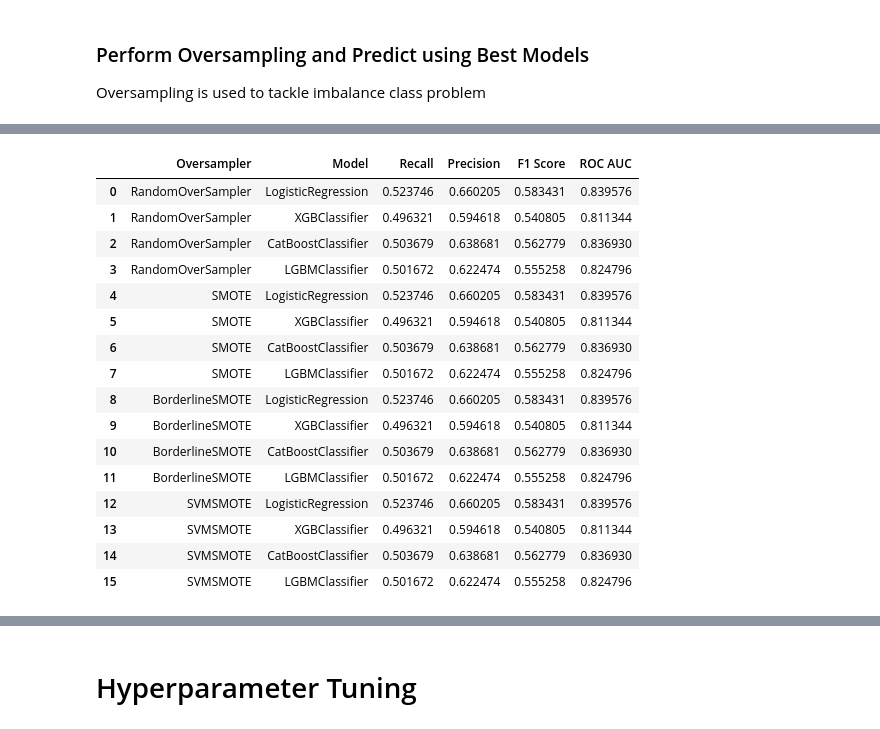
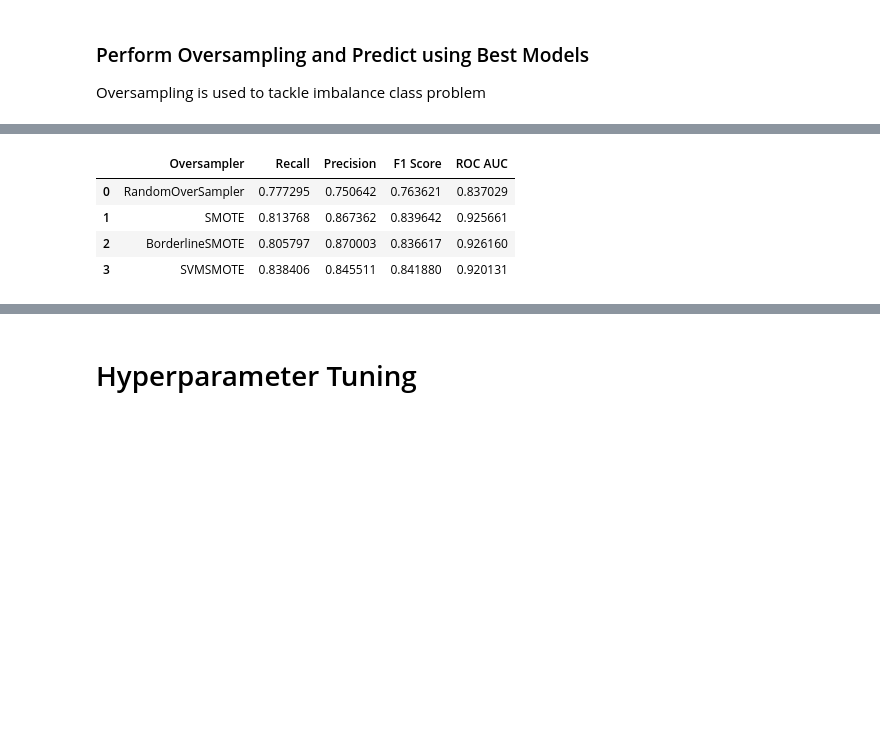
Before and after one commit to marcellinus-witarsah/data-challenge-dsw-2023, a Jupyter notebook: notebooks/03_churn_model.ipynb, the cells around one changed output, grey strips where cells are left out. Drawn from its saved outputs; the diff is of its cells as text; code cells hidden in the pictures; blank space fills up the shorter version.

```diff
--- a/notebooks/03_churn_model.ipynb
+++ b/notebooks/03_churn_model.ipynb
@@ -806,15 +824,7 @@ df["Monthly Purchase Per Item"] = df[["Monthly Purchase (Thou. IDR)", "Products
 df["Total Purchase"] = df["Tenure Months"] * df["Monthly Purchase (Thou. IDR)"]  # feature engineering
 df["Total Purchase Per Item"] = df["Tenure Months"] * df["Monthly Purchase Per Item"]  # feature engineering
 df = df.drop(columns=["Customer ID", "Location", "Longitude", "Latitude", "CLTV (Predicted Thou. IDR)", "Products Used"])  # drop unimportant data
-X, y = pd.get_dummies(df.drop(columns=["Churn Label"]), dtype=int), df["Churn Label"]  # split data
-X_train, X_test, y_train, y_test = train_test_split(X, y, test_size=0.2, random_state=42, stratify=y, shuffle=True)
 
-
-# Scale data
-# ========================================
-scaler = StandardScaler()
-X_train = scaler.fit_transform(X_train)  # <<<<<<<<<<<<< SCALING
-X_test = scaler.transform(X_test)  # <<<<<<<<<<<<< SCALING
 
 oversamplers = []
 models = []
@@ -829,34 +839,38 @@ for oversampler in [
         BorderlineSMOTE(random_state = 42),
         SVMSMOTE(random_state = 42),
     ]:
-    for model in [
-        LogisticRegression(random_state=42, max_iter=200),
-        xgb.XGBClassifier(random_state=42),
-        cb.CatBoostClassifier(random_state=42, verbose=0),
-        lgb.LGBMClassifier(objective='binary', random_state=42),
-    ]:
-        # Cross Validation
-        # ========================================
-        # model = LogisticRegression(random_state=42, max_iter=200)
-        cv = StratifiedShuffleSplit(n_splits=5,  test_size=0.2, random_state=42)
-        recall = cross_val_score(model, X_train, y_train, cv=cv, scoring="recall")
-        precision = cross_val_score(model, X_train, y_train, cv=cv, scoring="precision")
-        f1 = cross_val_score(model, X_train, y_train, cv=cv, scoring="f1")
-        roc_auc = cross_val_score(model, X_train, y_train, cv=cv, scoring="roc_auc")
+    X, y = pd.get_dummies(df.copy().drop(columns=["Churn Label"]), dtype=int), df.copy()["Churn Label"]  # split data
+    X_train, X_test, y_train, y_test = train_test_split(X, y, test_size=0.2, random_state=42, stratify=y, shuffle=True)
+    # Oversampling
+    # ========================================
+    X_train, y_train = oversampler.fit_resample(X_train, y_train)
 
-        # Document The Result
-        # ========================================
-        oversamplers.append(oversampler.__class__.__name__)
-        models.append(model.__class__.__name__)
-        recalls.append(recall.mean())
-        precisions.append(precision.mean())
-        f1_scores.append(f1.mean())
-        roc_aucs.append(roc_auc.mean())
-        print(f"{oversampler.__class__.__name__}, {model.__class__.__name__} done")
+    # Scale data
+    # ========================================
+    scaler = StandardScaler()
+    X_train = scaler.fit_transform(X_train)  # <<<<<<<<<<<<< SCALING
+    X_test = scaler.transform(X_test)  # <<<<<<<<<<<<< SCALING
+
+    # Cross Validation
+    # ========================================
+    model = LogisticRegression(max_iter=200, random_state=42)
+    cv = StratifiedShuffleSplit(n_splits=5,  test_size=0.2, random_state=42)
+    recall = cross_val_score(model, X_train, y_train, cv=cv, scoring="recall")
+    precision = cross_val_score(model, X_train, y_train, cv=cv, scoring="precision")
+    f1 = cross_val_score(model, X_train, y_train, cv=cv, scoring="f1")
+    roc_auc = cross_val_score(model, X_train, y_train, cv=cv, scoring="roc_auc")
+
+    # Document The Result
+    # ========================================
+    oversamplers.append(oversampler.__class__.__name__)
+    recalls.append(recall.mean())
+    precisions.append(precision.mean())
+    f1_scores.append(f1.mean())
+    roc_aucs.append(roc_auc.mean())
+    print(f"{oversampler.__class__.__name__}, {model.__class__.__name__} done")
 
 result_df = pd.DataFrame({
     "Oversampler": oversamplers,
-    "Model": models,
     "Recall": recalls,
     "Precision": precisions,
     "F1 Score": f1_scores,
@@ -885,17 +886,5 @@ SVMSMOTE, LGBMClassifier done
-|  | Oversampler | Model | Recall | Precision | F1 Score | ROC AUC |
-| 0 | RandomOverSampler | LogisticRegression | 0.523746 | 0.660205 | 0.583431 | 0.839576 |
-| 1 | RandomOverSampler | XGBClassifier | 0.496321 | 0.594618 | 0.540805 | 0.811344 |
-| 2 | RandomOverSampler | CatBoostClassifier | 0.503679 | 0.638681 | 0.562779 | 0.836930 |
-| 3 | RandomOverSampler | LGBMClassifier | 0.501672 | 0.622474 | 0.555258 | 0.824796 |
-| 4 | SMOTE | LogisticRegression | 0.523746 | 0.660205 | 0.583431 | 0.839576 |
-| 5 | SMOTE | XGBClassifier | 0.496321 | 0.594618 | 0.540805 | 0.811344 |
-| 6 | SMOTE | CatBoostClassifier | 0.503679 | 0.638681 | 0.562779 | 0.836930 |
-| 7 | SMOTE | LGBMClassifier | 0.501672 | 0.622474 | 0.555258 | 0.824796 |
-| 8 | BorderlineSMOTE | LogisticRegression | 0.523746 | 0.660205 | 0.583431 | 0.839576 |
-| 9 | BorderlineSMOTE | XGBClassifier | 0.496321 | 0.594618 | 0.540805 | 0.811344 |
-| 10 | BorderlineSMOTE | CatBoostClassifier | 0.503679 | 0.638681 | 0.562779 | 0.836930 |
-| 11 | BorderlineSMOTE | LGBMClassifier | 0.501672 | 0.622474 | 0.555258 | 0.824796 |
-| 12 | SVMSMOTE | LogisticRegression | 0.523746 | 0.660205 | 0.583431 | 0.839576 |
-| 13 | SVMSMOTE | XGBClassifier | 0.496321 | 0.594618 | 0.540805 | 0.811344 |
-| 14 | SVMSMOTE | CatBoostClassifier | 0.503679 | 0.638681 | 0.562779 | 0.836930 |
-| 15 | SVMSMOTE | LGBMClassifier | 0.501672 | 0.622474 | 0.555258 | 0.824796 |
+|  | Oversampler | Recall | Precision | F1 Score | ROC AUC |
+| 0 | RandomOverSampler | 0.777295 | 0.750642 | 0.763621 | 0.837029 |
+| 1 | SMOTE | 0.813768 | 0.867362 | 0.839642 | 0.925661 |
+| 2 | BorderlineSMOTE | 0.805797 | 0.870003 | 0.836617 | 0.926160 |
+| 3 | SVMSMOTE | 0.838406 | 0.845511 | 0.841880 | 0.920131 |
```
Also changed, not shown: parts of 27 cells of this notebook, 4 other files.
